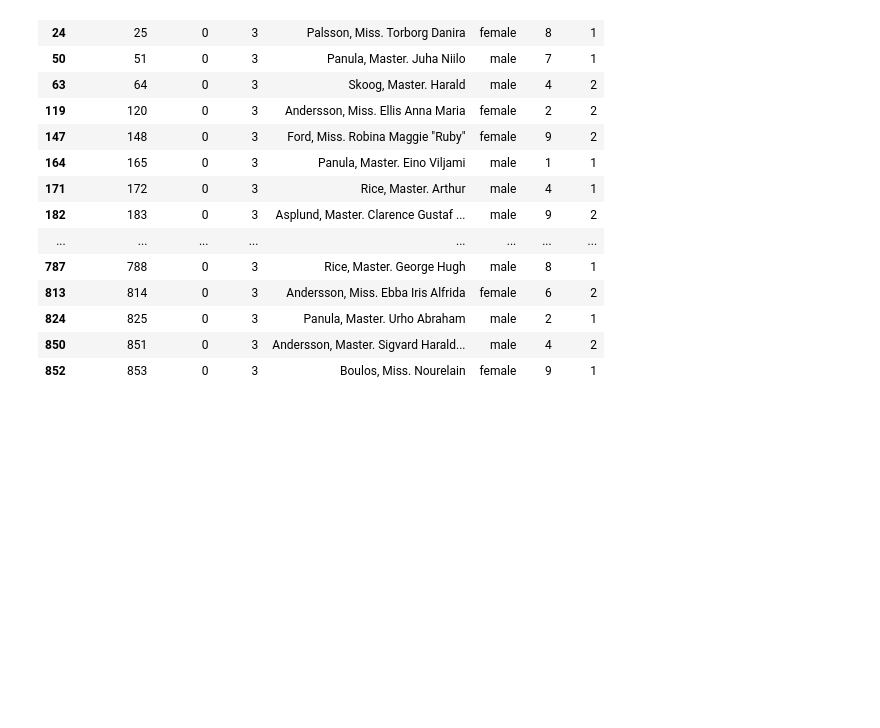
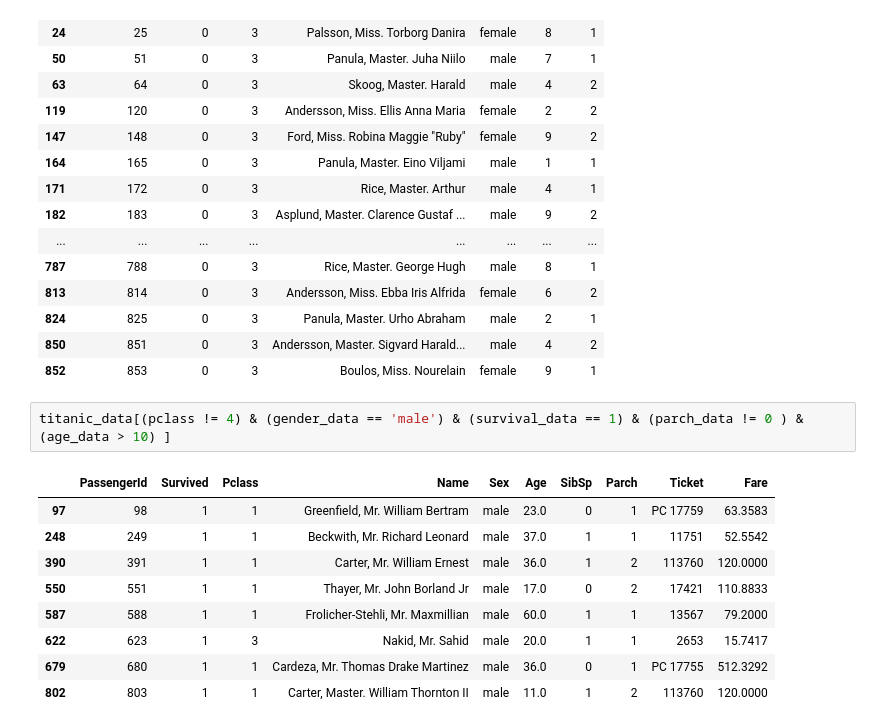
Before and after one commit to chaitanya6761/Udacity-Data-Analyst-Nano-Degree, a Jupyter notebook: P2 Investigate A Dataset(Titanic Survival Data)/Titanic_Data_Analysis.ipynb, the cells around one changed output. Drawn from its saved outputs; the diff is of its cells as text; blank space fills up the shorter version.

```diff
--- a/P2 Investigate A Dataset(Titanic Survival Data)/Titanic_Data_Analysis.ipynb
+++ b/P2 Investigate A Dataset(Titanic Survival Data)/Titanic_Data_Analysis.ipynb
@@ -471,3 +471,15 @@ misc_data.style.apply(highlight_age,axis=1)
 | 824 | 825 | 0 | 3 | Panula, Master. Urho Abraham | male | 2 | 1 |
 | 850 | 851 | 0 | 3 | Andersson, Master. Sigvard Harald... | male | 4 | 2 |
 | 852 | 853 | 0 | 3 | Boulos, Miss. Nourelain | female | 9 | 1 |
+# %%
+titanic_data[(pclass != 4) & (gender_data == 'male') & (survival_data == 1) & (parch_data != 0 ) &(age_data > 10) ]
+# %% [output]
+|  | PassengerId | Survived | Pclass | Name | Sex | Age | SibSp | Parch | Ticket | Fare |
+| 97 | 98 | 1 | 1 | Greenfield, Mr. William Bertram | male | 23.0 | 0 | 1 | PC 17759 | 63.3583 |
+| 248 | 249 | 1 | 1 | Beckwith, Mr. Richard Leonard | male | 37.0 | 1 | 1 | 11751 | 52.5542 |
+| 390 | 391 | 1 | 1 | Carter, Mr. William Ernest | male | 36.0 | 1 | 2 | 113760 | 120.0000 |
+| 550 | 551 | 1 | 1 | Thayer, Mr. John Borland Jr | male | 17.0 | 0 | 2 | 17421 | 110.8833 |
+| 587 | 588 | 1 | 1 | Frolicher-Stehli, Mr. Maxmillian | male | 60.0 | 1 | 1 | 13567 | 79.2000 |
+| 622 | 623 | 1 | 3 | Nakid, Mr. Sahid | male | 20.0 | 1 | 1 | 2653 | 15.7417 |
+| 679 | 680 | 1 | 1 | Cardeza, Mr. Thomas Drake Martinez | male | 36.0 | 0 | 1 | PC 17755 | 512.3292 |
+| 802 | 803 | 1 | 1 | Carter, Master. William Thornton II | male | 11.0 | 1 | 2 | 113760 | 120.0000 |
```
Also changed, not shown: parts of 1 cell of this notebook.
